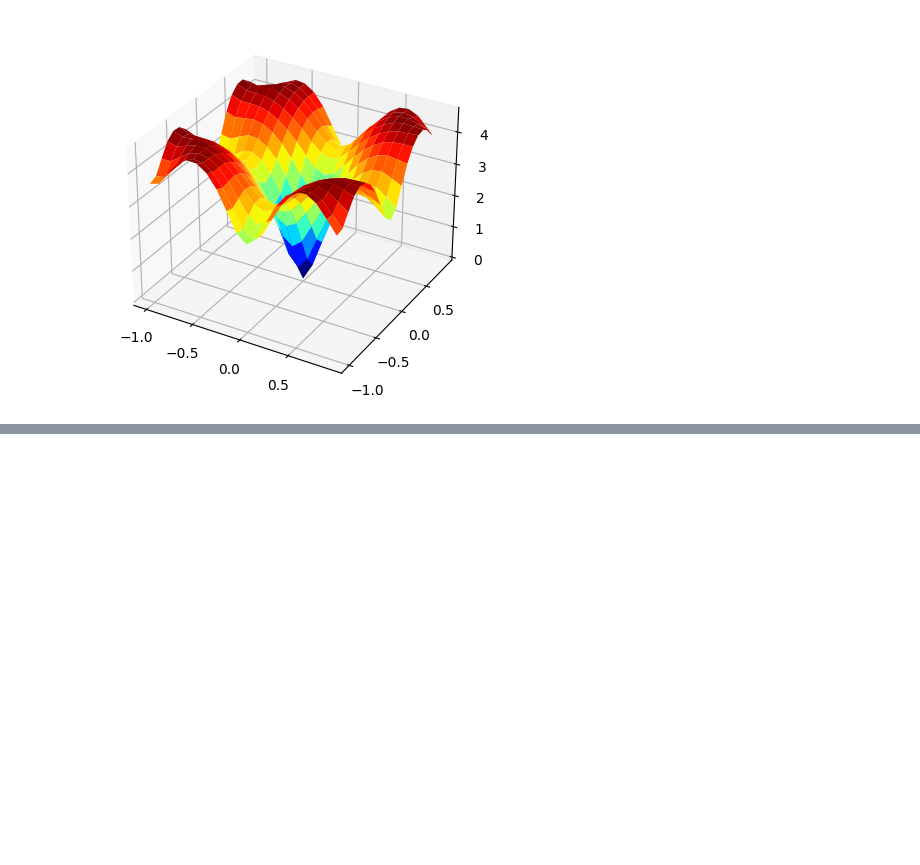
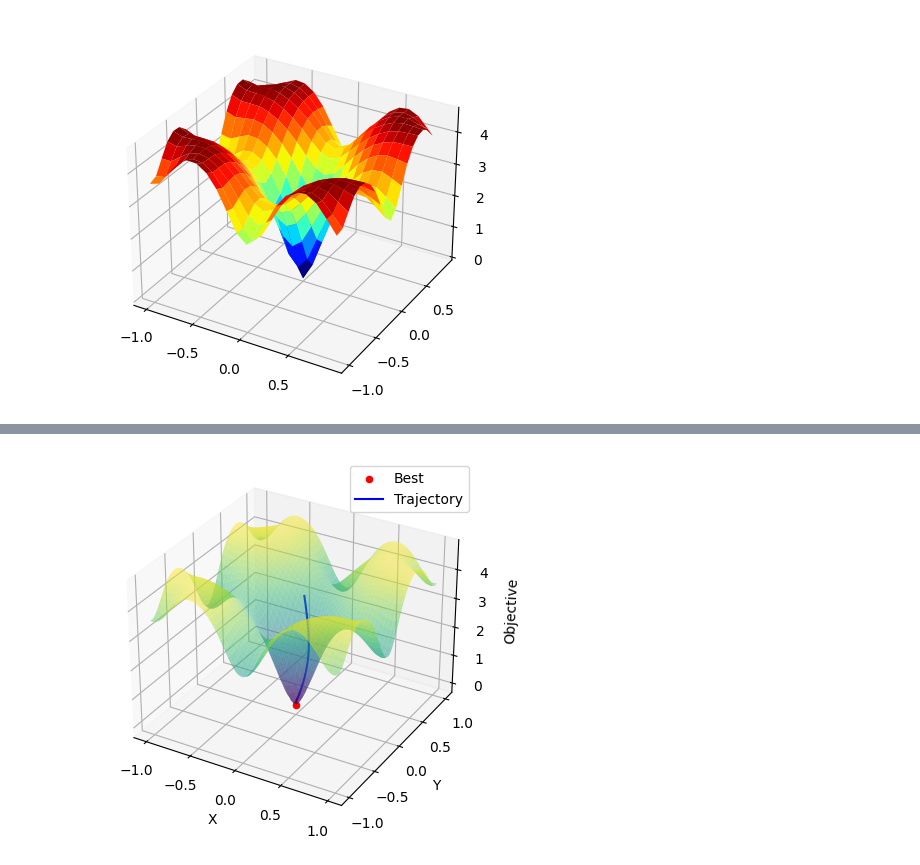
Before and after one commit to ShreyaGarg01/ADAN, a Jupyter notebook: test.ipynb, the cells around one changed output, grey strips where cells are left out. Saved outputs shown, nothing was run; the diff lists cells and outputs as text; code cells hidden in the pictures; blank space fills up the shorter version.

```diff
--- a/test.ipynb
+++ b/test.ipynb
@@ -55,0 +109,15 @@ def derivative(x, y):
+# %%
+# seed the pseudo random number generator
+seed(1)
+# define range for input
+bounds = asarray([[-1.0, 1.0], [-1.0, 1.0]])
+# define the total iterations
+n_iter = 60
+# steps size
+alpha = 0.02
+# factor for average gradient
+beta1 = 0.8
+# factor for average squared gradient
+beta2 = 0.999
+# perform the gradient descent search with adam
+best, scores, solutions = adam(objective, derivative, bounds, n_iter, alpha, beta1, beta2)
@@ -55,0 +162,25 @@ def derivative(x, y):
+# %%
+
+x = np.linspace(bounds[0, 0], bounds[0, 1], 100)
+y = np.linspace(bounds[1, 0], bounds[1, 1], 100)
+X, Y = np.meshgrid(x, y)
+Z = objective(X, Y)
+
+# Plot the optimization trajectory
+fig = plt.figure()
+ax = fig.add_subplot(111, projection='3d')
+ax.plot_surface(X, Y, Z, cmap='viridis', alpha=0.5)
+ax.scatter(best[0], best[1], objective(best[0], best[1]),
+           color='red', label='Best')
+ax.plot([point[0] for point in solutions],
+        [point[1] for point in solutions], scores,
+        color='blue', label='Trajectory')
+ax.set_xlabel('X')
+ax.set_ylabel('Y')
+ax.set_zlabel('Objective')
+ax.legend()
+
+# Show the plot
+plt.show()
+# %% [output]
+[figure, added]
```
Also changed, not shown: parts of 13 cells of this notebook.
